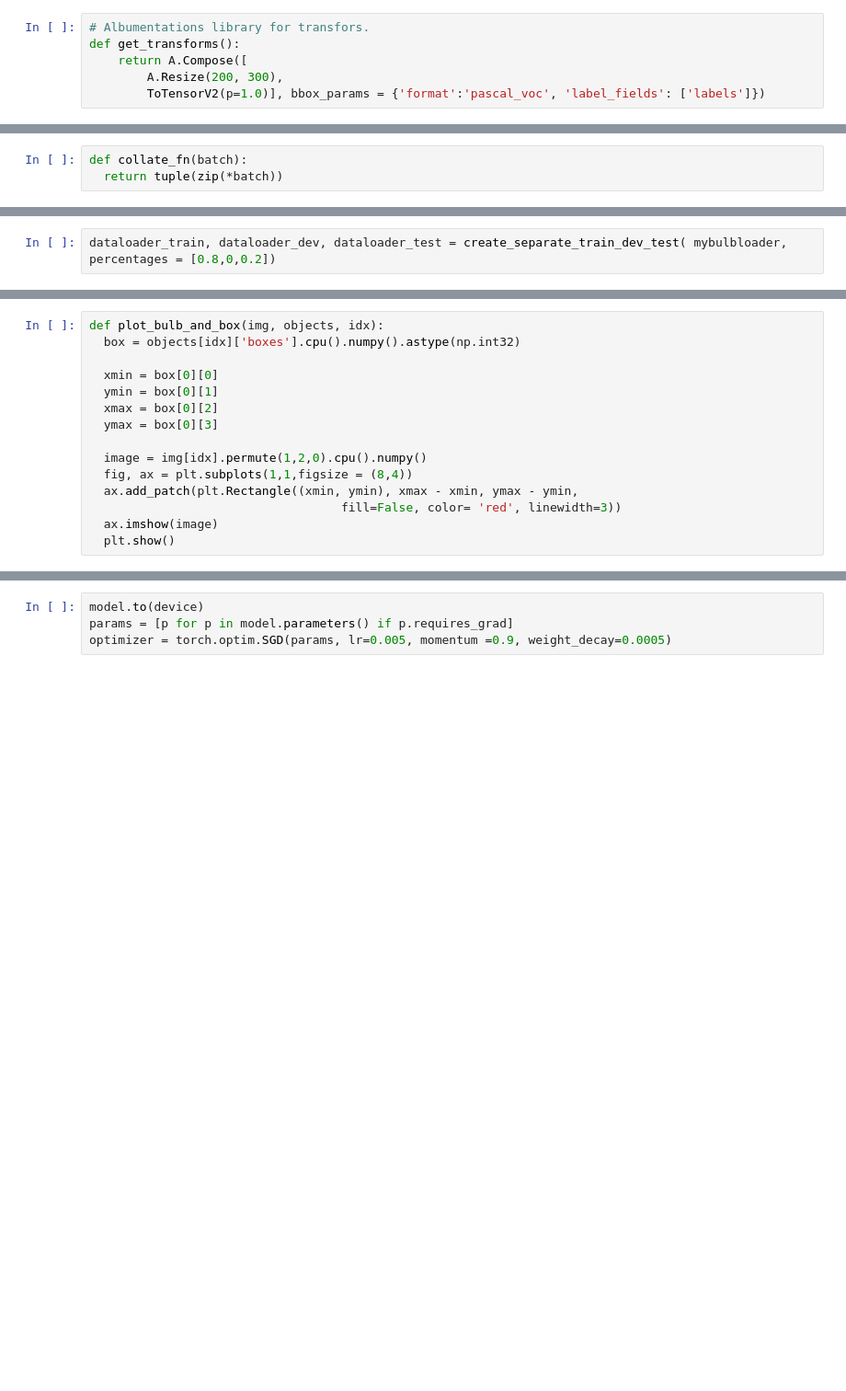
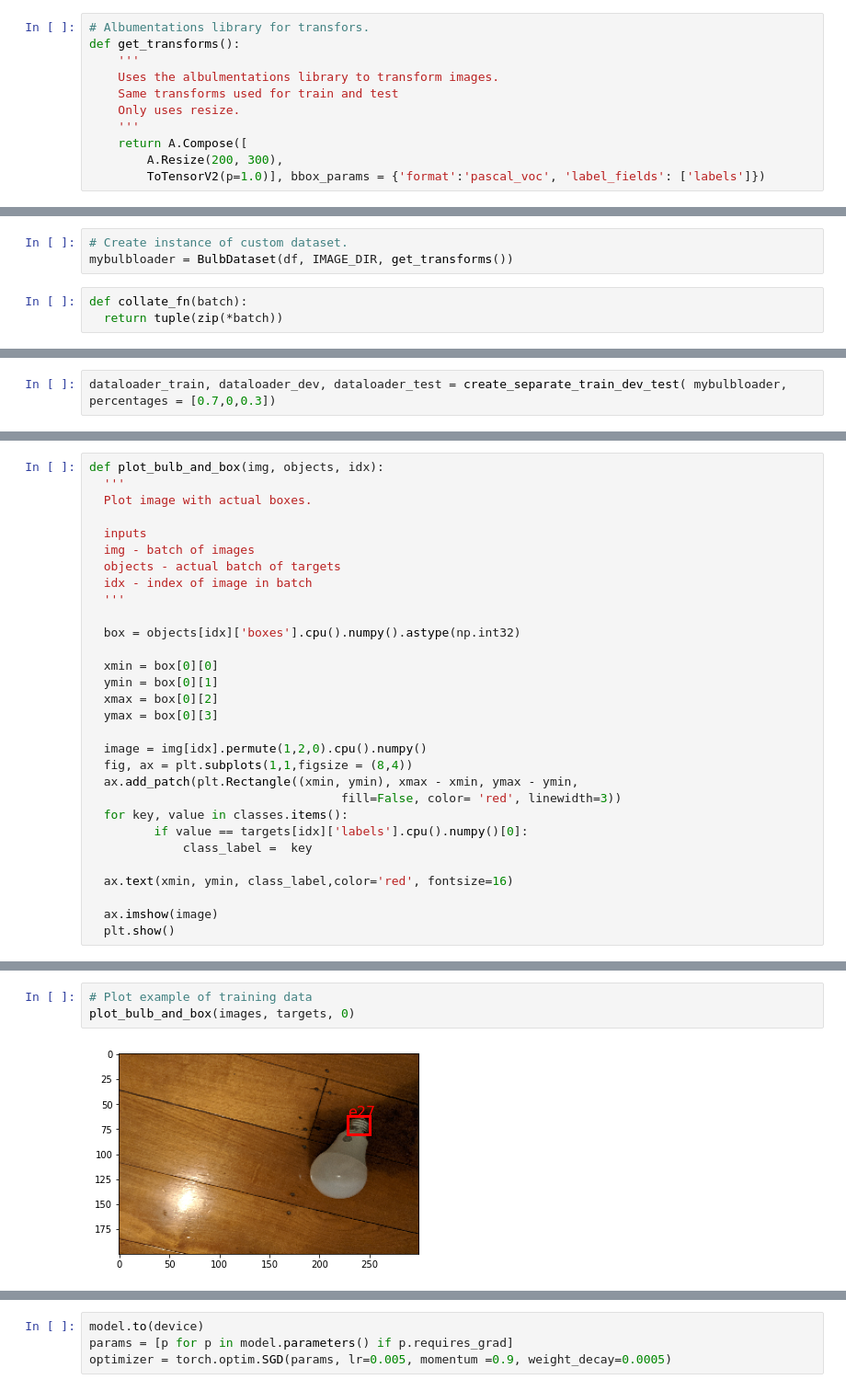
Before and after one commit to AndrewWalker251/bulb_classifier, a Jupyter notebook: bulb_object_detector.ipynb, the cells around one changed output, grey strips where cells are left out. Shown at 92% size. Drawn from its saved outputs; the diff is of its cells as text; blank space fills up the shorter version.

```diff
--- a/bulb_object_detector.ipynb
+++ b/bulb_object_detector.ipynb
@@ -139,6 +168,11 @@ class BulbDataset(Dataset):
 # %%
 # Albumentations library for transfors.
 def get_transforms():
+    '''
+    Uses the albulmentations library to transform images.
+    Same transforms used for train and test
+    Only uses resize.
+    '''
     return A.Compose([
         A.Resize(200, 300),
         ToTensorV2(p=1.0)], bbox_params = {'format':'pascal_voc', 'label_fields': ['labels']})
@@ -156,3 +179,6 @@ mybulbloader = BulbDataset(df, r'lightbulb_data/own_pictures', get_transforms())
+# %%
+# Create instance of custom dataset.
+mybulbloader = BulbDataset(df, IMAGE_DIR, get_transforms())
 # %%
 def collate_fn(batch):
   return tuple(zip(*batch))
@@ -199,4 +224,4 @@ def create_separate_train_dev_test( dataset, percentages = [0.8,0.1,0.1]):
 
     return dataloader_train, dataloader_dev, dataloader_test
 # %%
-dataloader_train, dataloader_dev, dataloader_test = create_separate_train_dev_test( mybulbloader, percentages = [0.8,0,0.2])
+dataloader_train, dataloader_dev, dataloader_test = create_separate_train_dev_test( mybulbloader, percentages = [0.7,0,0.3])
@@ -225,5 +241,14 @@ targets = [{k: v.to(device) for k, v in t.items()} for t in targets]
 # %%
 def plot_bulb_and_box(img, objects, idx):
+  '''
+  Plot image with actual boxes.
+
+  inputs
+  img - batch of images
+  objects - actual batch of targets
+  idx - index of image in batch
+  '''
+
   box = objects[idx]['boxes'].cpu().numpy().astype(np.int32)
 
   xmin = box[0][0]
@@ -235,5 +260,11 @@ def plot_bulb_and_box(img, objects, idx):
   fig, ax = plt.subplots(1,1,figsize = (8,4))
   ax.add_patch(plt.Rectangle((xmin, ymin), xmax - xmin, ymax - ymin,
                                    fill=False, color= 'red', linewidth=3))
+  for key, value in classes.items():
+         if value == targets[idx]['labels'].cpu().numpy()[0]:
+             class_label =  key
+
+  ax.text(xmin, ymin, class_label,color='red', fontsize=16)
+
   ax.imshow(image)
   plt.show()
@@ -244 +271,6 @@ plot_bulb_and_box(images, targets, 1)
+# %%
+# Plot example of training data
+plot_bulb_and_box(images, targets, 0)
+# %% [output]
+[figure, added]
 # %%
```
Also changed, not shown: parts of 24 cells of this notebook.
